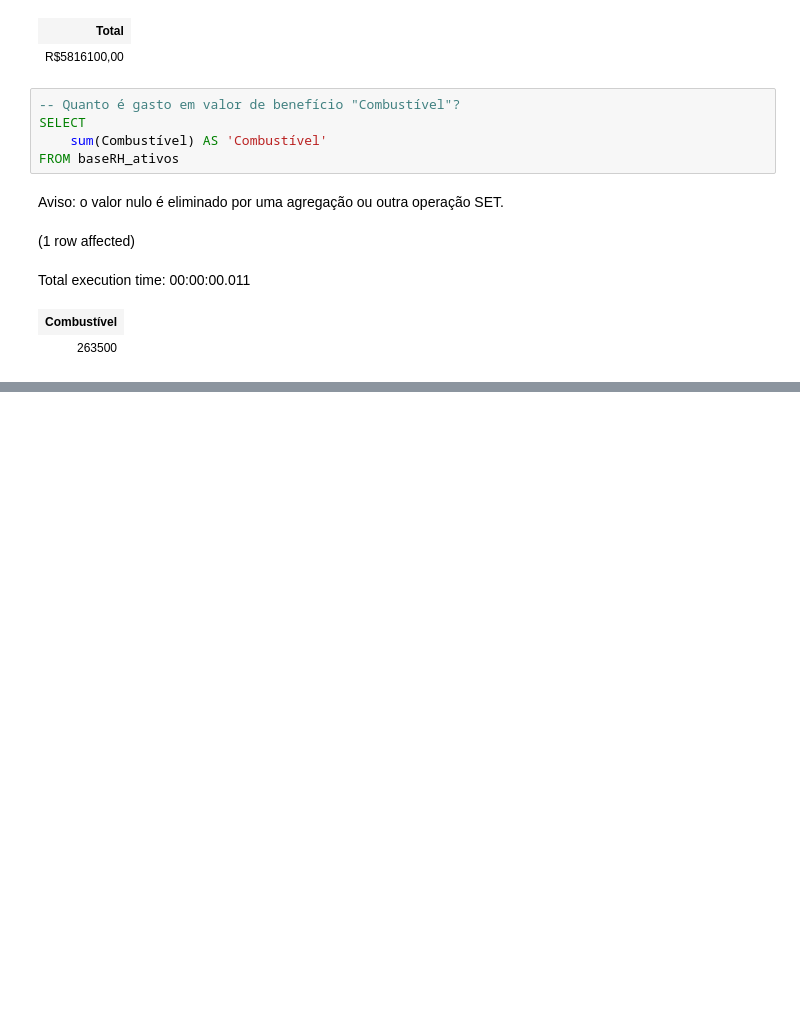
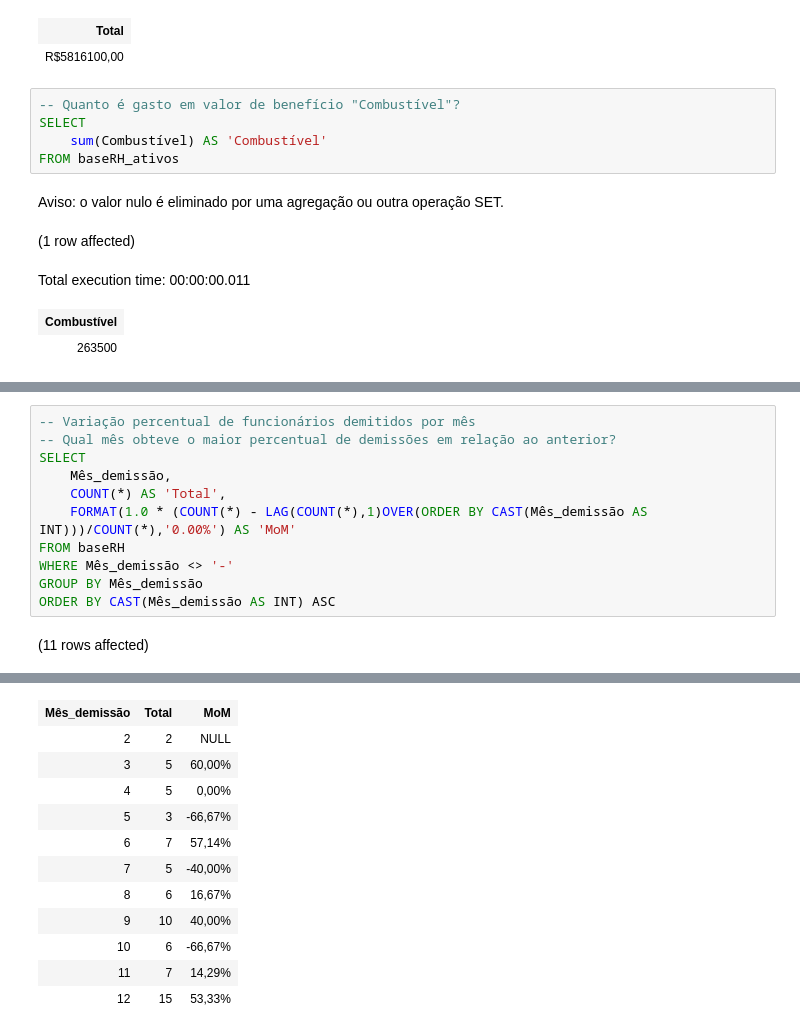
Before and after one commit to AlbertoFAraujo/SQL_People_analytics, a Jupyter notebook: people_analytics_EDA.ipynb, the cells around one changed output, grey strips where cells are left out. Cells and saved outputs as stored; diff of their text form; blank space fills up the shorter version.

```diff
--- a/people_analytics_EDA.ipynb
+++ b/people_analytics_EDA.ipynb
@@ -206,0 +251,13 @@ Total execution time: 00:00:00.011
+# %%
+-- Variação percentual de funcionários demitidos por mês
+-- Qual mês obteve o maior percentual de demissões em relação ao anterior?
+SELECT
+    Mês_demissão,
+    COUNT(*) AS 'Total',
+    FORMAT(1.0 * (COUNT(*) - LAG(COUNT(*),1)OVER(ORDER BY CAST(Mês_demissão AS INT)))/COUNT(*),'0.00%') AS 'MoM'
+FROM baseRH
+WHERE Mês_demissão <> '-'
+GROUP BY Mês_demissão
+ORDER BY CAST(Mês_demissão AS INT) ASC
+# %% [output]
+(11 rows affected)
@@ -206,0 +265,12 @@ Total execution time: 00:00:00.011
+| Mês_demissão | Total | MoM |
+| 2 | 2 | NULL |
+| 3 | 5 | 60,00% |
+| 4 | 5 | 0,00% |
+| 5 | 3 | -66,67% |
+| 6 | 7 | 57,14% |
+| 7 | 5 | -40,00% |
+| 8 | 6 | 16,67% |
+| 9 | 10 | 40,00% |
+| 10 | 6 | -66,67% |
+| 11 | 7 | 14,29% |
+| 12 | 15 | 53,33% |
```
Also changed, not shown: parts of 3 cells of this notebook.
